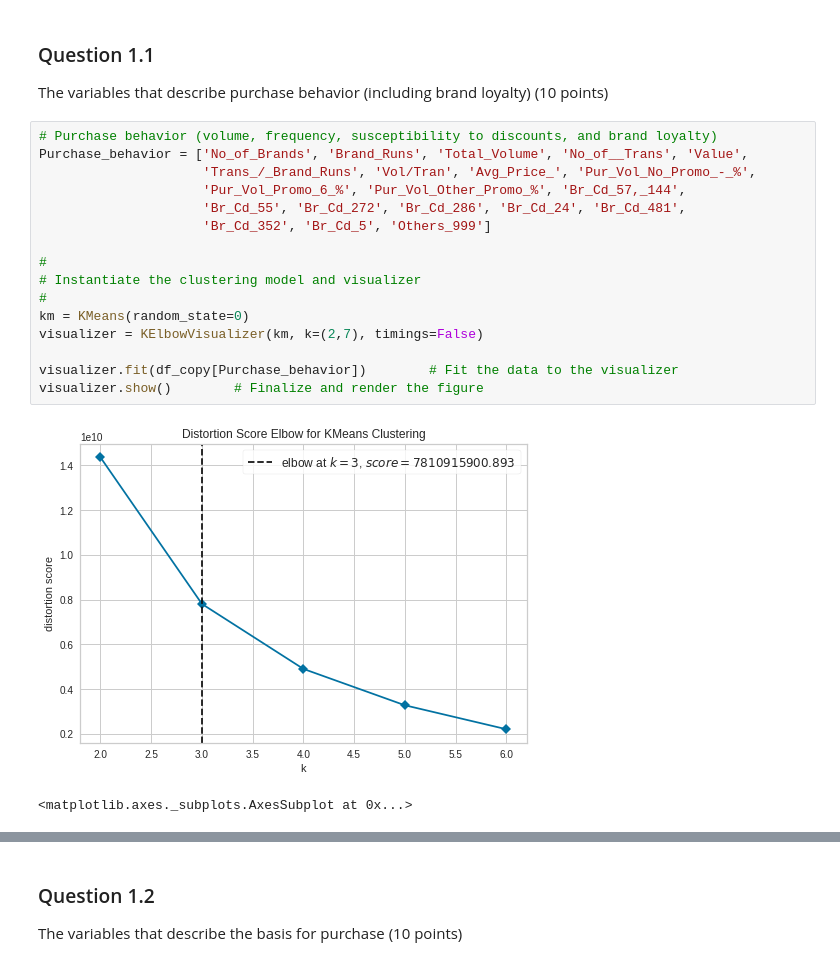
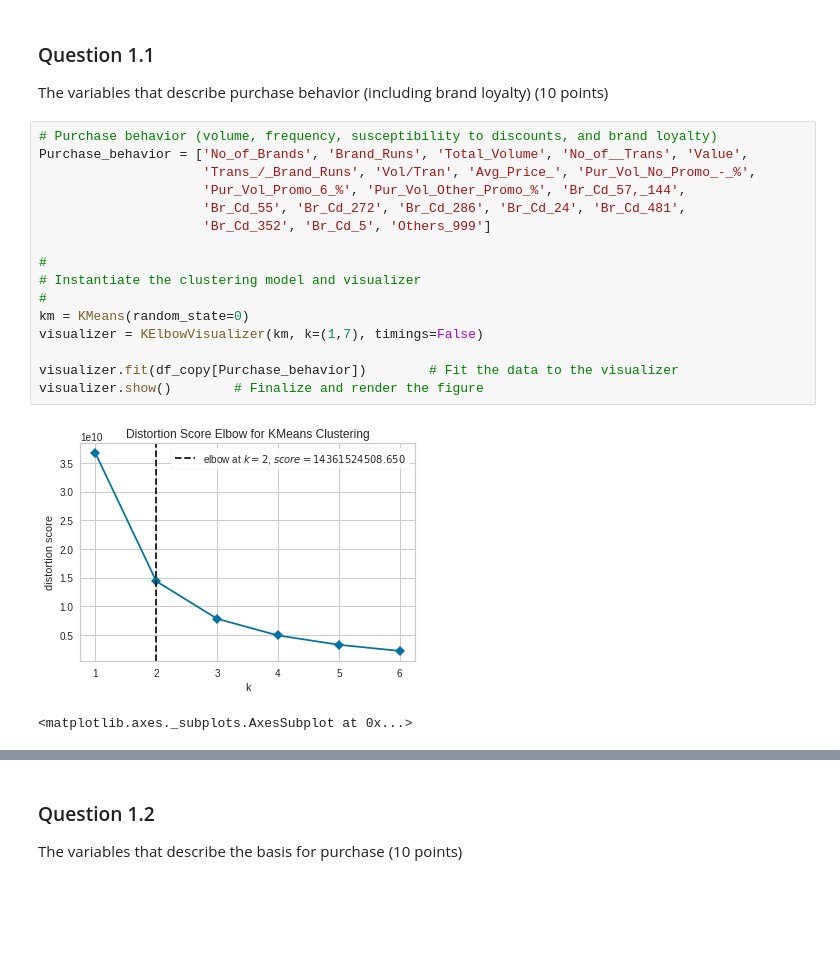
Before and after one commit to zachfreitas/ADS_505_Applied_Data_Sci_for_Business-, a Jupyter notebook: Module_5/Assignment_5/Assignment_5.ipynb, the cells around one changed output, grey strips where cells are left out. Cells and saved outputs as stored; diff of their text form; blank space fills up the shorter version.

```diff
--- a/Module_5/Assignment_5/Assignment_5.ipynb
+++ b/Module_5/Assignment_5/Assignment_5.ipynb
@@ -97,19 +102,19 @@ The variables that describe purchase behavior (including brand loyalty) (10 poin
 # %%
 # Purchase behavior (volume, frequency, susceptibility to discounts, and brand loyalty)
 Purchase_behavior = ['No_of_Brands', 'Brand_Runs', 'Total_Volume', 'No_of__Trans', 'Value',
                      'Trans_/_Brand_Runs', 'Vol/Tran', 'Avg_Price_', 'Pur_Vol_No_Promo_-_%',
                      'Pur_Vol_Promo_6_%', 'Pur_Vol_Other_Promo_%', 'Br_Cd_57,_144',
                      'Br_Cd_55', 'Br_Cd_272', 'Br_Cd_286', 'Br_Cd_24', 'Br_Cd_481',
                      'Br_Cd_352', 'Br_Cd_5', 'Others_999']
 
 #
 # Instantiate the clustering model and visualizer
 #
 km = KMeans(random_state=0)
-visualizer = KElbowVisualizer(km, k=(2,7), timings=False)
+visualizer = KElbowVisualizer(km, k=(1,7), timings=False)
 
 visualizer.fit(df_copy[Purchase_behavior])        # Fit the data to the visualizer
 visualizer.show()        # Finalize and render the figure
 # %% [output]
-[figure, old version]
+[figure, new version]
 <matplotlib.axes._subplots.AxesSubplot at 0x...>
```
Also changed, not shown: parts of 36 cells of this notebook.
